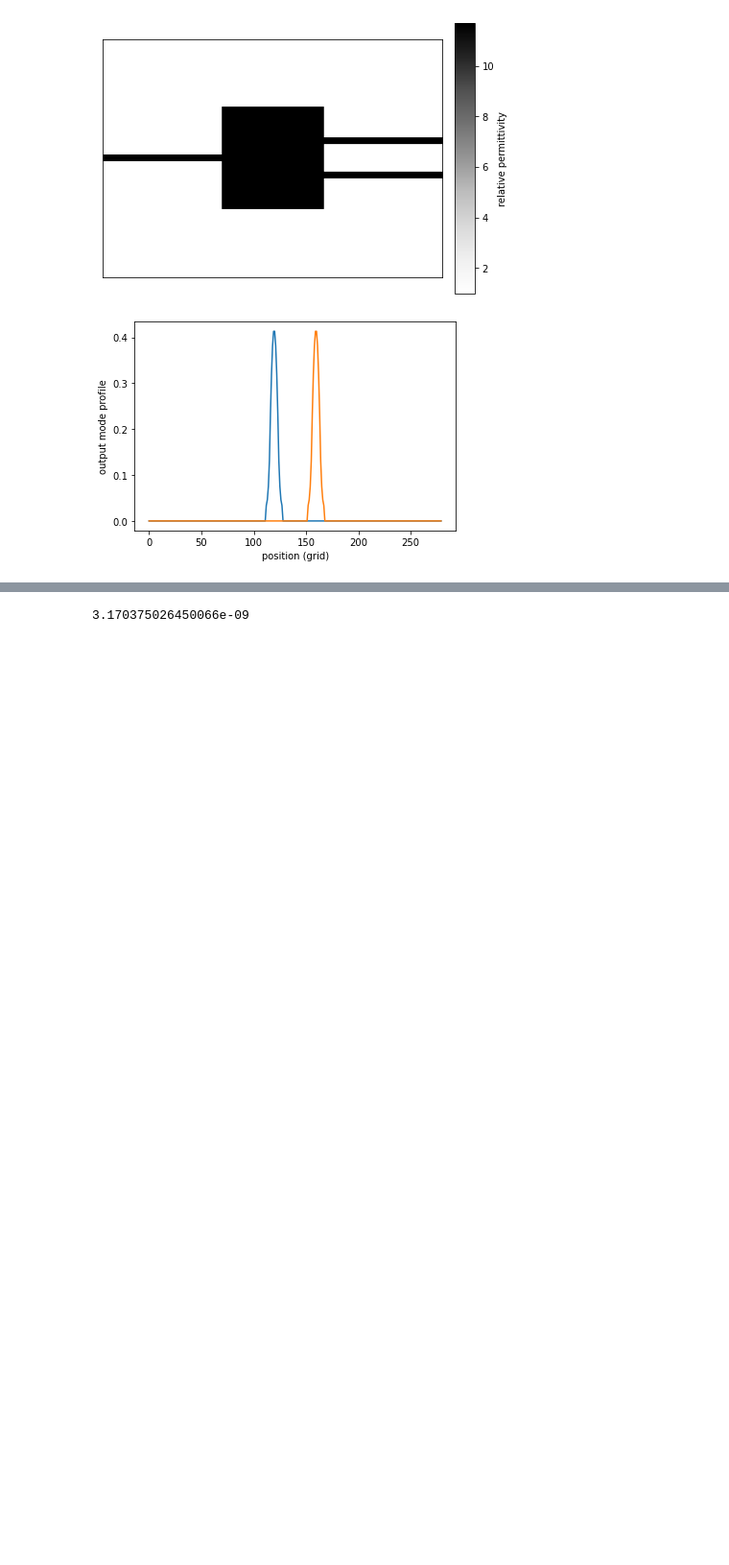
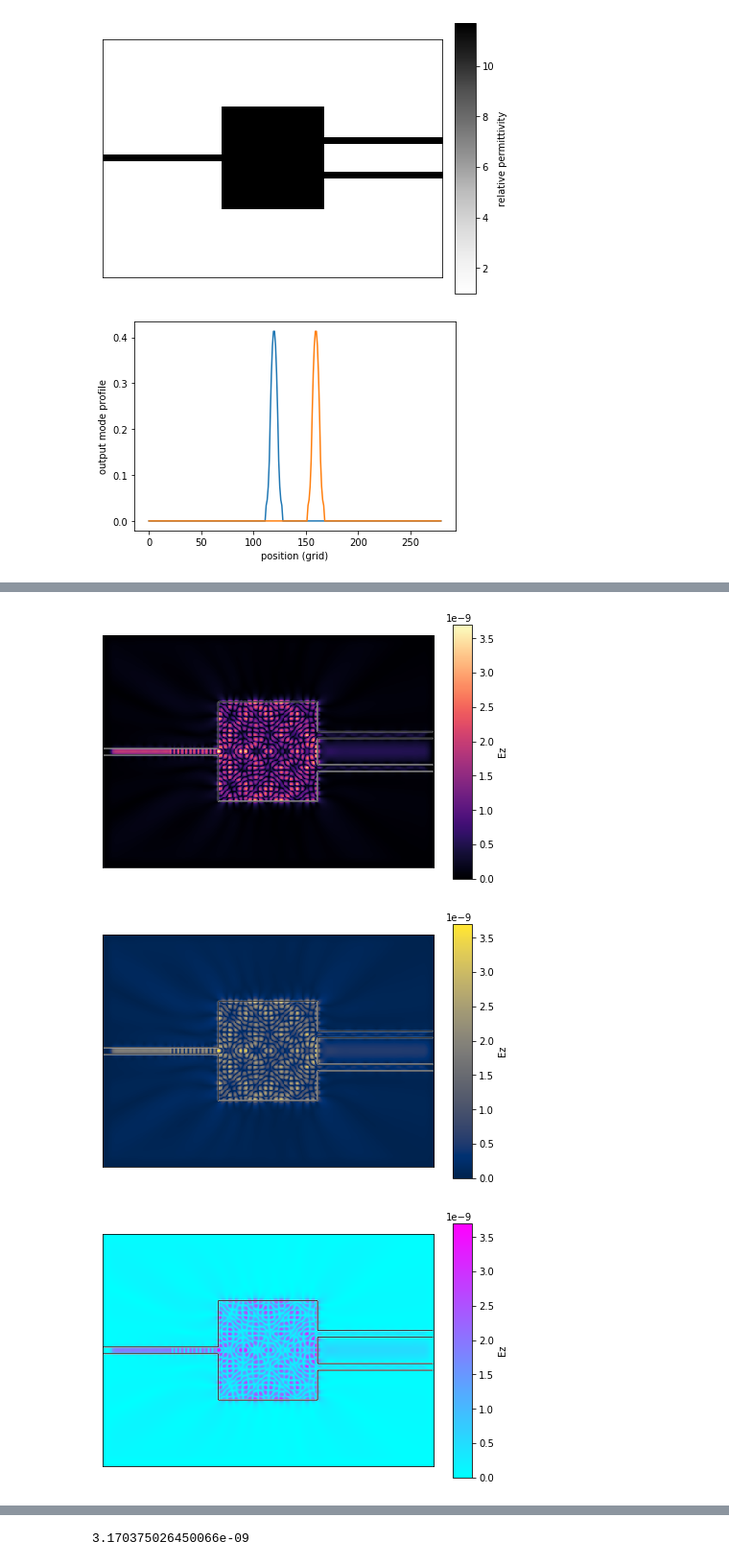
Before and after one commit to Ryangoabroad/angler, a Jupyter notebook: Notebooks/kratio_complex_number_input.ipynb, the cells around one changed output, grey strips where cells are left out. Shown at 96% size. Saved outputs shown, nothing was run; the diff lists cells and outputs as text; code cells hidden in the pictures; blank space fills up the shorter version.

```diff
--- a/Notebooks/kratio_complex_number_input.ipynb
+++ b/Notebooks/kratio_complex_number_input.ipynb
@@ -82,0 +90,8 @@ simulation1.plt_abs(outline=True, cbar=True);
+# %%
+simulation1.plt_abs(outline=True, cbar=True, bar="magma");
+simulation1.plt_abs(outline=True, cbar=True, bar="cividis");
+simulation1.plt_abs(outline=True, cbar=True, bar="cool");
+# %% [output]
+[figure, added]
+[figure, added]
+[figure, added]
```
Also changed, not shown: parts of 11 cells of this notebook, 5 other files.
